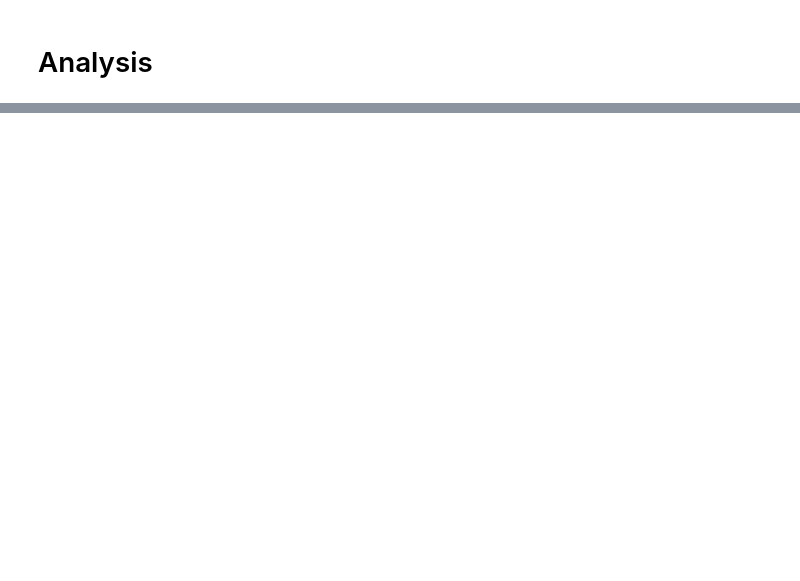
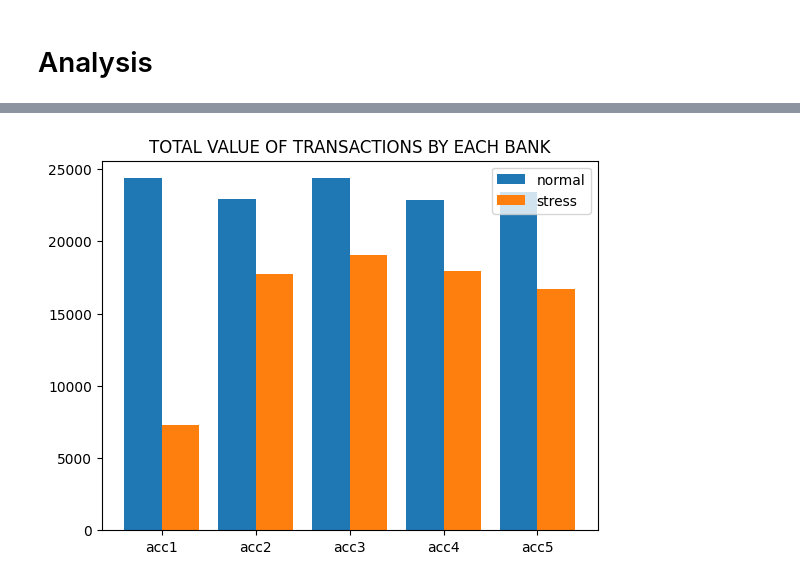
Before and after one commit to hanzholahs/PSSimPy-Use-Case-for-Bank-Failure, a Jupyter notebook: analysis.ipynb, the cells around one changed output, grey strips where cells are left out. Cells and saved outputs as stored; diff of their text form; code cells hidden in the pictures; blank space fills up the shorter version.

```diff
--- a/analysis.ipynb
+++ b/analysis.ipynb
@@ -48,0 +71,3 @@ for file in [file for file in os.listdir() if file.endswith('.csv')]:
+# %%
+tran_normal = pd.read_csv('sim-normal-processed_transactions.csv')
+tran_stress = pd.read_csv('sim-stress-processed_transactions.csv')
@@ -48,0 +106,15 @@ for file in [file for file in os.listdir() if file.endswith('.csv')]:
+# %%
+txn_value_normal = tran_normal[tran_normal['status'] == 'Success'].groupby('to_account')['amount'].sum()
+txn_value_stress = tran_stress[tran_stress['status'] == 'Success'].groupby('to_account')['amount'].sum()
+
+index = np.arange(len(txn_value_normal))
+bar_width = 0.4
+
+plt.bar(index, txn_value_normal, bar_width, label='normal')
+plt.bar(index + bar_width, txn_value_stress, bar_width, label='stress')
+plt.xticks(index + bar_width / 2, txn_value_normal.index)
+plt.title('TOTAL VALUE OF TRANSACTIONS BY EACH BANK')
+plt.legend()
+plt.show()
+# %% [output]
+[figure, added]
```
Also changed, not shown: parts of 28 cells of this notebook.
